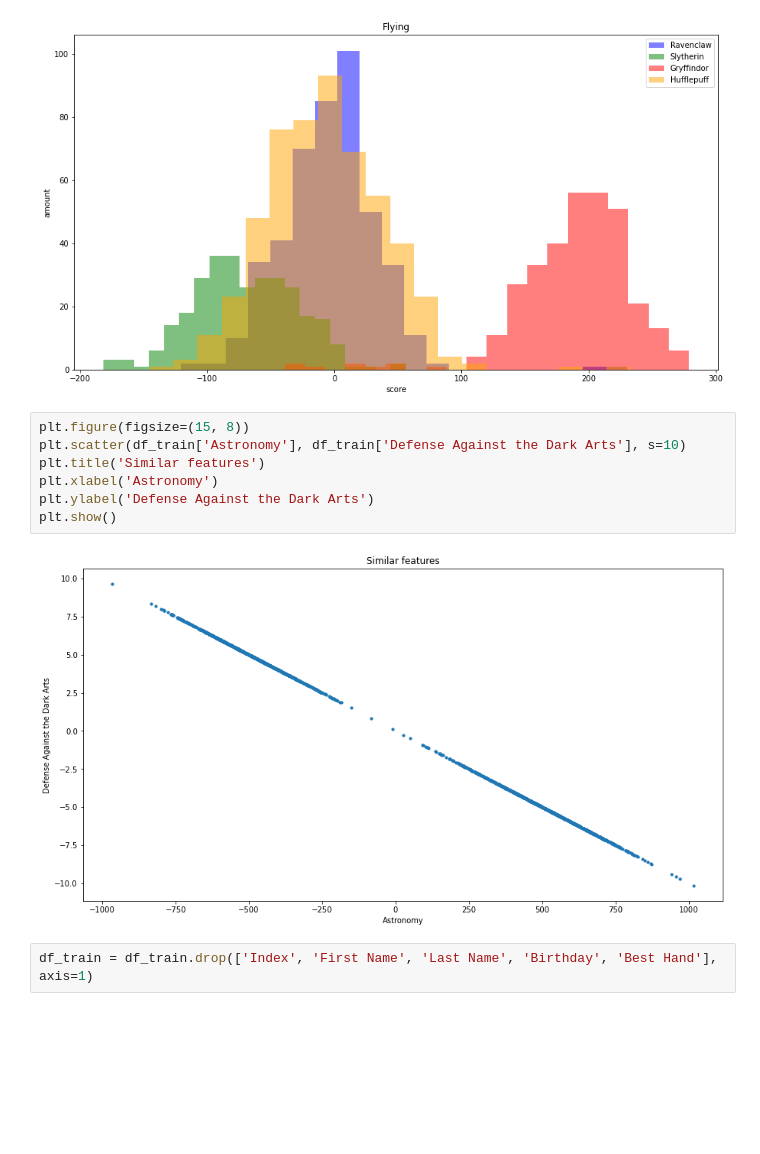
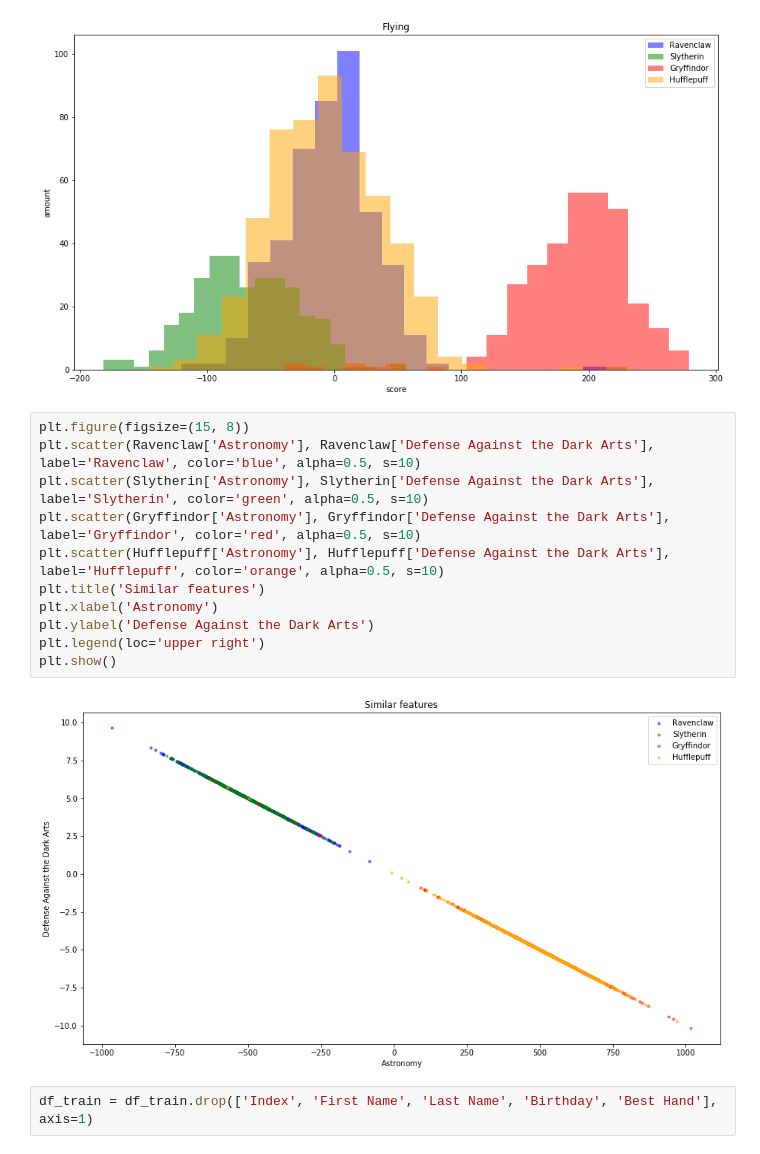
Before and after one commit to Sladge17/logistic_regression, a Jupyter notebook: logistic_regression.ipynb, the cells around one changed output. Saved outputs shown, nothing was run; the diff lists cells and outputs as text; blank space fills up the shorter version.

Commit message:
add color to scatter_plot.py

```diff
--- a/logistic_regression.ipynb
+++ b/logistic_regression.ipynb
@@ -305,13 +304,17 @@ plt.show()
 [figure]
 # %%
 plt.figure(figsize=(15, 8))
-plt.scatter(df_train['Astronomy'], df_train['Defense Against the Dark Arts'], s=10)
+plt.scatter(Ravenclaw['Astronomy'], Ravenclaw['Defense Against the Dark Arts'], label='Ravenclaw', color='blue', alpha=0.5, s=10)
+plt.scatter(Slytherin['Astronomy'], Slytherin['Defense Against the Dark Arts'], label='Slytherin', color='green', alpha=0.5, s=10)
+plt.scatter(Gryffindor['Astronomy'], Gryffindor['Defense Against the Dark Arts'], label='Gryffindor', color='red', alpha=0.5, s=10)
+plt.scatter(Hufflepuff['Astronomy'], Hufflepuff['Defense Against the Dark Arts'], label='Hufflepuff', color='orange', alpha=0.5, s=10)
 plt.title('Similar features')
 plt.xlabel('Astronomy')
 plt.ylabel('Defense Against the Dark Arts')
+plt.legend(loc='upper right')
 plt.show()
 # %% [output]
-[figure, old version]
+[figure, new version]
 # %%
 df_train = df_train.drop(['Index', 'First Name', 'Last Name', 'Birthday', 'Best Hand'], axis=1)
 # %%
```
Also changed, not shown: parts of 10 cells of this notebook, 1 other file.
